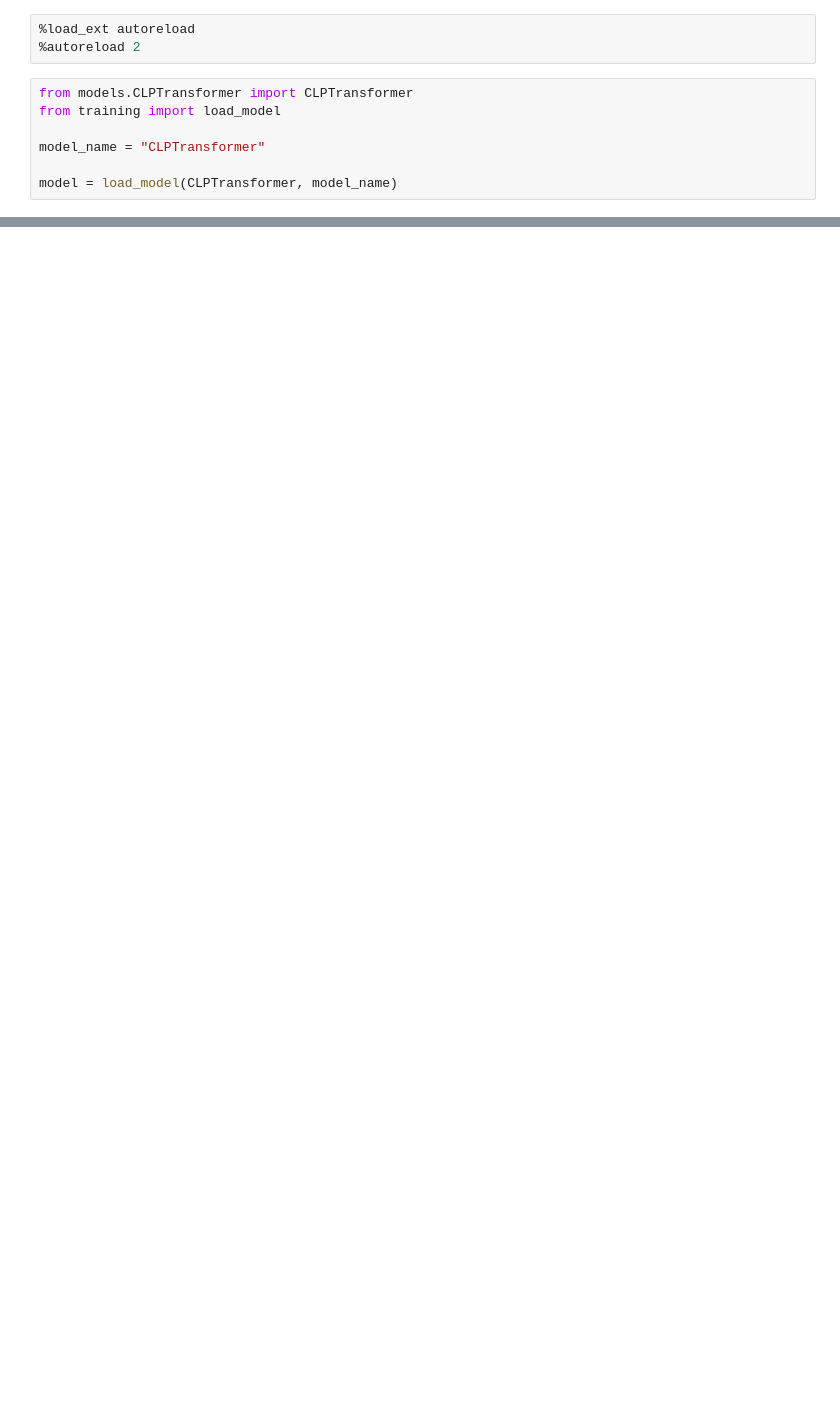
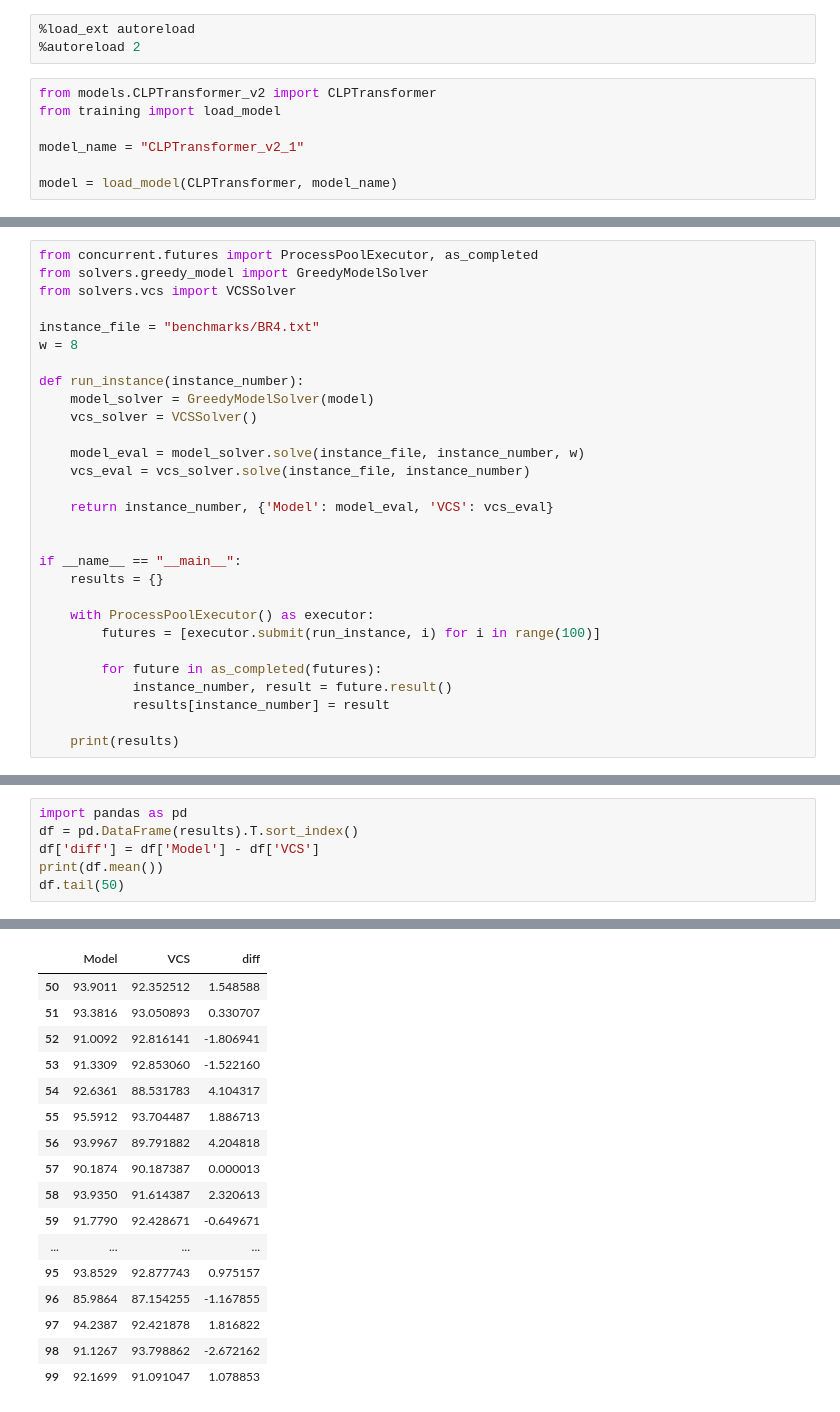
Before and after one commit to OscarRojasG/CLP-Framework, a Jupyter notebook: notebooks/solver.ipynb, the cells around one changed output, grey strips where cells are left out. Drawn from its saved outputs; the diff is of its cells as text; blank space fills up the shorter version.

```diff
--- a/notebooks/solver.ipynb
+++ b/notebooks/solver.ipynb
@@ -2,9 +2,9 @@
 %load_ext autoreload
 %autoreload 2
 # %%
-from models.CLPTransformer import CLPTransformer
+from models.CLPTransformer_v2 import CLPTransformer
 from training import load_model
 
-model_name = "CLPTransformer"
+model_name = "CLPTransformer_v2_1"
 
 model = load_model(CLPTransformer, model_name)
@@ -48,0 +11,29 @@ BSM: 95.00410000000001
+# %%
+from concurrent.futures import ProcessPoolExecutor, as_completed
+from solvers.greedy_model import GreedyModelSolver
+from solvers.vcs import VCSSolver
+
+instance_file = "benchmarks/BR4.txt"
+w = 8
+
+def run_instance(instance_number):
+    model_solver = GreedyModelSolver(model)
+    vcs_solver = VCSSolver()
+
+    model_eval = model_solver.solve(instance_file, instance_number, w)
+    vcs_eval = vcs_solver.solve(instance_file, instance_number)
+
+    return instance_number, {'Model': model_eval, 'VCS': vcs_eval}
+
+
+if __name__ == "__main__":
+    results = {}
+
+    with ProcessPoolExecutor() as executor:
+        futures = [executor.submit(run_instance, i) for i in range(100)]
+
+        for future in as_completed(futures):
+            instance_number, result = future.result()
+            results[instance_number] = result
+
+    print(results)
@@ -48,0 +42,7 @@ BSM: 95.00410000000001
+# %%
+import pandas as pd
+df = pd.DataFrame(results).T.sort_index()
+df['diff'] = df['Model'] - df['VCS']
+print(df.mean())
+df.tail(50)
+# %% [output]
@@ -48,0 +53,17 @@ BSM: 95.00410000000001
+|  | Model | VCS | diff |
+| 50 | 93.9011 | 92.352512 | 1.548588 |
+| 51 | 93.3816 | 93.050893 | 0.330707 |
+| 52 | 91.0092 | 92.816141 | -1.806941 |
+| 53 | 91.3309 | 92.853060 | -1.522160 |
+| 54 | 92.6361 | 88.531783 | 4.104317 |
+| 55 | 95.5912 | 93.704487 | 1.886713 |
+| 56 | 93.9967 | 89.791882 | 4.204818 |
+| 57 | 90.1874 | 90.187387 | 0.000013 |
+| 58 | 93.9350 | 91.614387 | 2.320613 |
+| 59 | 91.7790 | 92.428671 | -0.649671 |
+| ... | ... | ... | ... |
+| 95 | 93.8529 | 92.877743 | 0.975157 |
+| 96 | 85.9864 | 87.154255 | -1.167855 |
+| 97 | 94.2387 | 92.421878 | 1.816822 |
+| 98 | 91.1267 | 93.798862 | -2.672162 |
+| 99 | 92.1699 | 91.091047 | 1.078853 |
```
Also changed, not shown: parts of 7 cells of this notebook, 15 other files.
